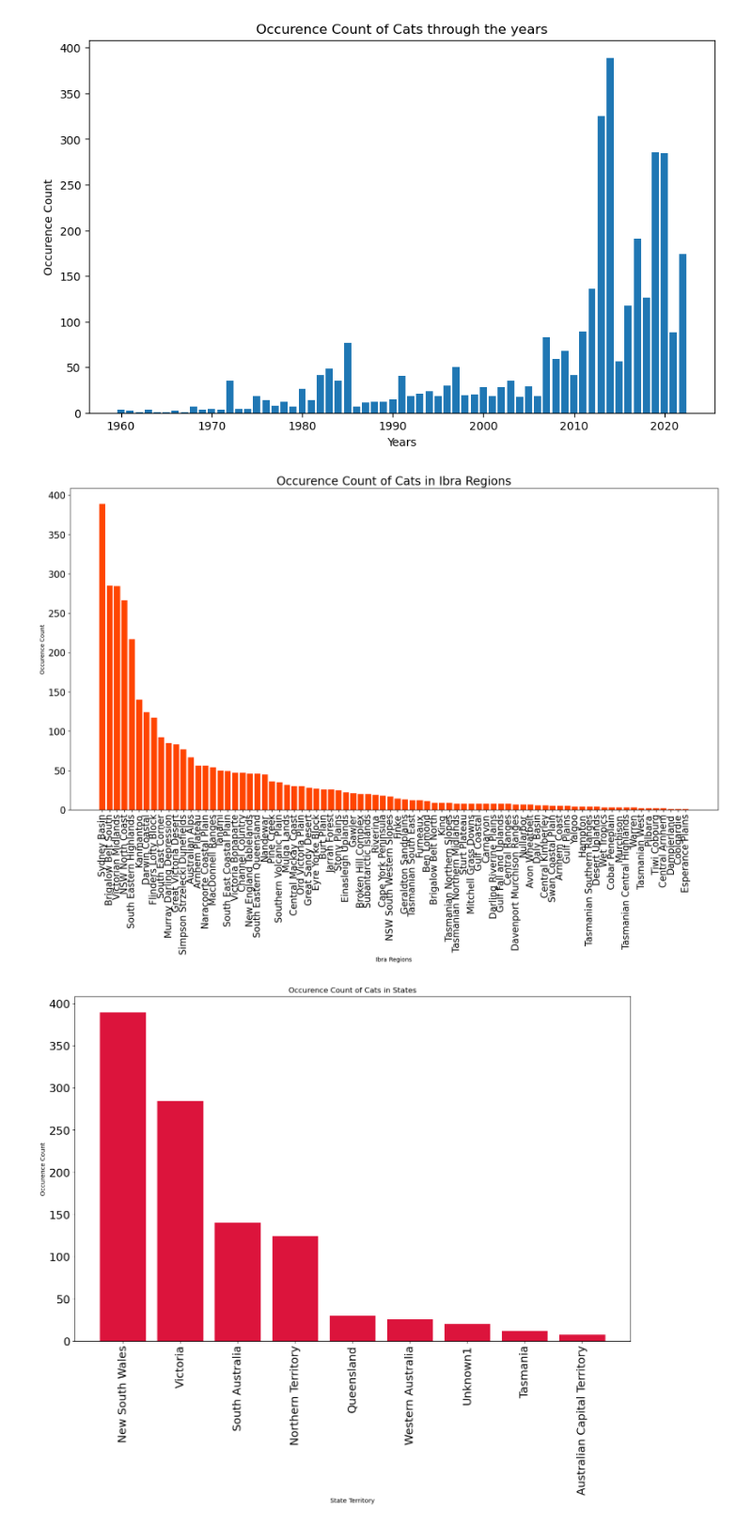
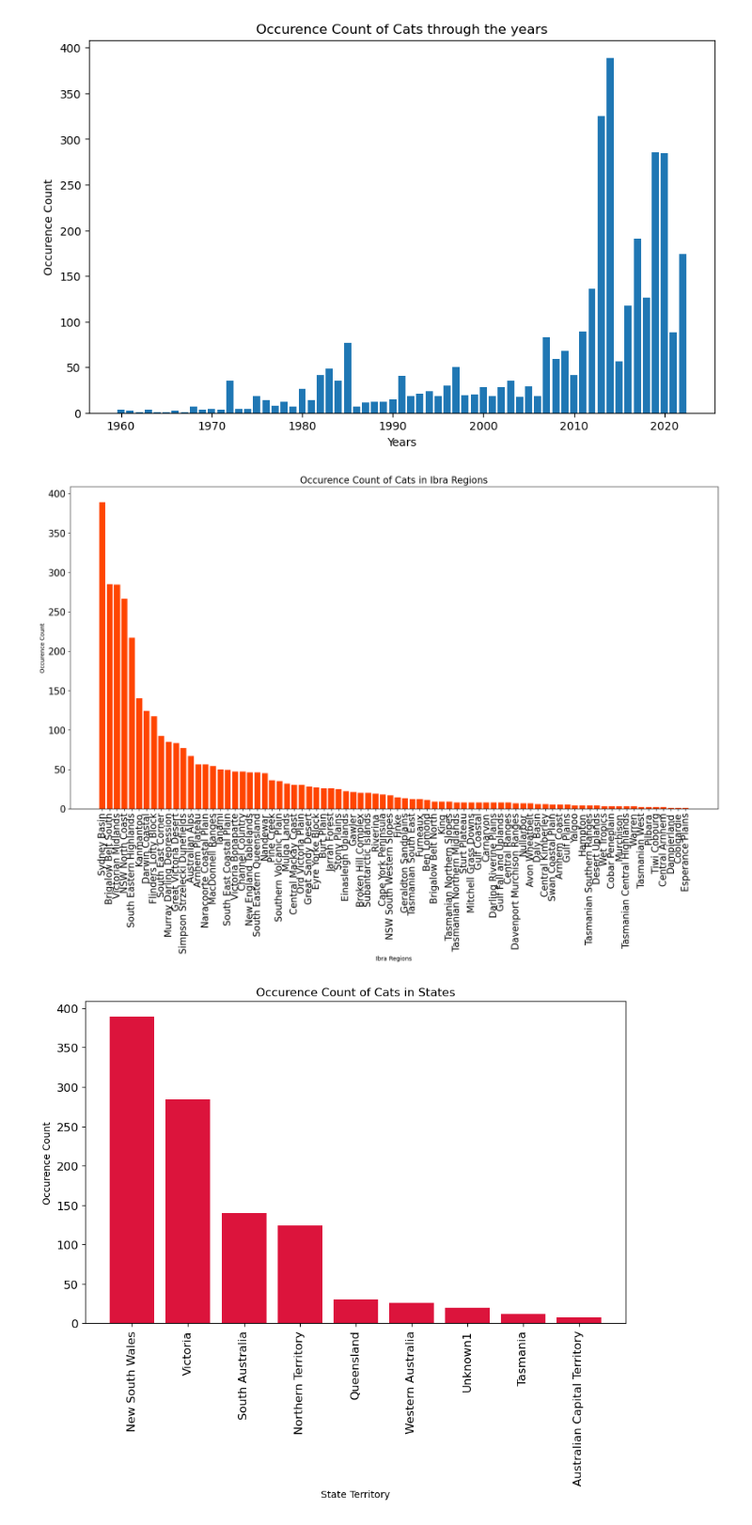
Before and after one commit to liza-drini/ceu-ds-project-C-2026, a Jupyter notebook: src/liza_visualization_graph.ipynb, the cells around one changed output. Shown at 94% size. Cells and saved outputs as stored; diff of their text form; code cells hidden in the pictures.

Commit message:
graph update

```diff
--- a/src/liza_visualization_graph.ipynb
+++ b/src/liza_visualization_graph.ipynb
@@ -108,20 +118,20 @@ plt.figure(figsize=(20, 10))
 plt.bar(rt_df_sorted['ibraRegion'], rt_df_sorted['occurrenceCount'], color='orangered')
 plt.xlabel('Ibra Regions')
 plt.ylabel('Occurence Count')
-plt.title('Occurence Count of Cats in Ibra Regions', fontsize=20)
+plt.title('Occurence Count of Cats in Ibra Regions', fontsize=16)
 plt.xticks(rotation = 90, fontsize=16)
 plt.yticks(fontsize=16)
 plt.show()
 # %% [output]
-[figure, old version]
+[figure, new version]
 # %%
-plt.figure(figsize=(16, 10))
+plt.figure(figsize=(10, 6))
 plt.bar(rt_df_sorted['stateTerritory'], rt_df_sorted['occurrenceCount'], color='crimson')
 plt.xlabel('State Territory')
 plt.ylabel('Occurence Count')
 plt.title('Occurence Count of Cats in States')
-plt.xticks(rotation = 90, fontsize=18)
-plt.yticks(fontsize=18)
+plt.xticks(rotation = 90, fontsize=12)
+plt.yticks(fontsize=12)
 plt.show()
 # %% [output]
-[figure, old version]
+[figure, new version]
```
Also changed, not shown: parts of 5 cells of this notebook.
